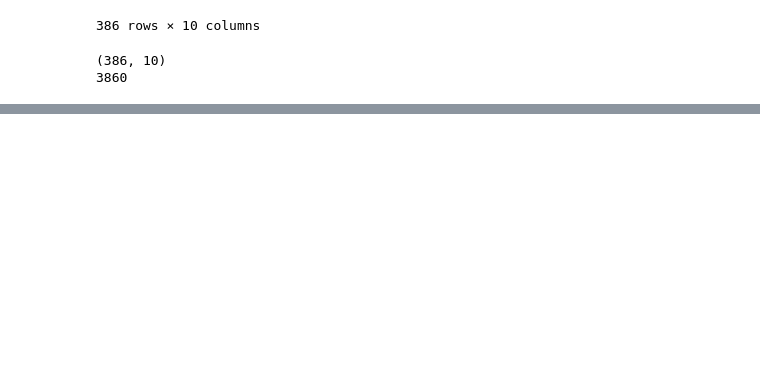
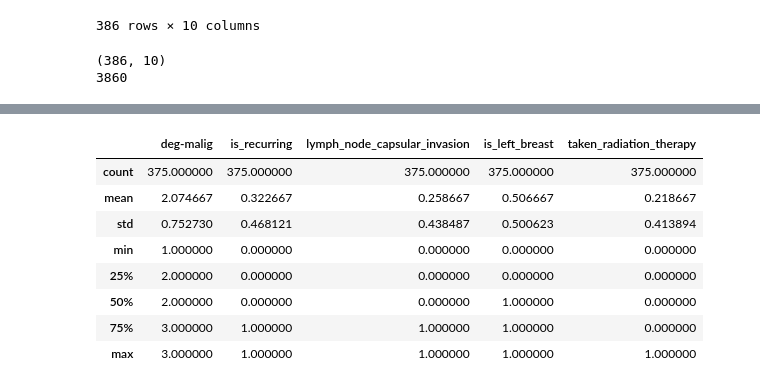
Before and after one commit to mukund-raman/Project-1-Recurrence-of-Breast-Cancer, a Jupyter notebook: cancer_eda.ipynb, the cells around one changed output, grey strips where cells are left out. Cells and saved outputs as stored; diff of their text form; code cells hidden in the pictures; blank space fills up the shorter version.

```diff
--- a/cancer_eda.ipynb
+++ b/cancer_eda.ipynb
@@ -58,0 +213,38 @@ memory usage: 30.3+ KB
+# %%
+# Now that we have treated the missing values, we can convert the
+# class, node-caps, breast, and irradiat columns to binary data types.
+# We also rename the class column to is_recurring, the breast column
+# to is_left_breast, the node-caps column to lymph_node_capsular_invasion,
+# and the irradiat column to taken_radiation_therapy for clarity.
+cancer_data['is_recurring'] = cancer_data['class'].map({'recurrence-events': 1, 'no-recurrence-events': 0})
+del cancer_data['class']
+cancer_data['lymph_node_capsular_invasion'] = cancer_data['node-caps'].map({'yes': 1, 'no': 0})
+del cancer_data['node-caps']
+cancer_data['is_left_breast'] = cancer_data['breast'].map({'left': 1, 'right': 0})
+del cancer_data['breast']
+cancer_data['taken_radiation_therapy'] = cancer_data['irradiat'].map({'yes': 1, 'no': 0})
+del cancer_data['irradiat']
+# %%
+# Visualize the dataset through different univariate analysis and
+# comment on your observations (2 points)
+
+# Compute some basic statistics for the dataset
+cancer_data.describe()
+# For each of columns, the count of rows is 375. The mean of deg-malig
+# is 2.07, indicating that most of the tumors are moderately malignant.
+# The mean of lymph_node_capsular_invasion, taken_radiation_therapy, and
+# is_recurring are all within the range of 0.2 to 0.3, indicating that
+# the presence of node caps, the need for irradiation, and the recurrence
+# of breast cancer are all relatively rare. The mean of is_left_breast is
+# roughly 0.5, indicating that the dataset has roughly equal numbers of
+# left and right breast cancer patients.
+# %% [output]
+|  | deg-malig | is_recurring | lymph_node_capsular_invasion | is_left_breast | taken_radiation_therapy |
+| count | 375.000000 | 375.000000 | 375.000000 | 375.000000 | 375.000000 |
+| mean | 2.074667 | 0.322667 | 0.258667 | 0.506667 | 0.218667 |
+| std | 0.752730 | 0.468121 | 0.438487 | 0.500623 | 0.413894 |
+| min | 1.000000 | 0.000000 | 0.000000 | 0.000000 | 0.000000 |
+| 25% | 2.000000 | 0.000000 | 0.000000 | 0.000000 | 0.000000 |
+| 50% | 2.000000 | 0.000000 | 0.000000 | 1.000000 | 0.000000 |
+| 75% | 3.000000 | 1.000000 | 1.000000 | 1.000000 | 0.000000 |
+| max | 3.000000 | 1.000000 | 1.000000 | 1.000000 | 1.000000 |
```
Also changed, not shown: parts of 17 cells of this notebook, 2 other files.
